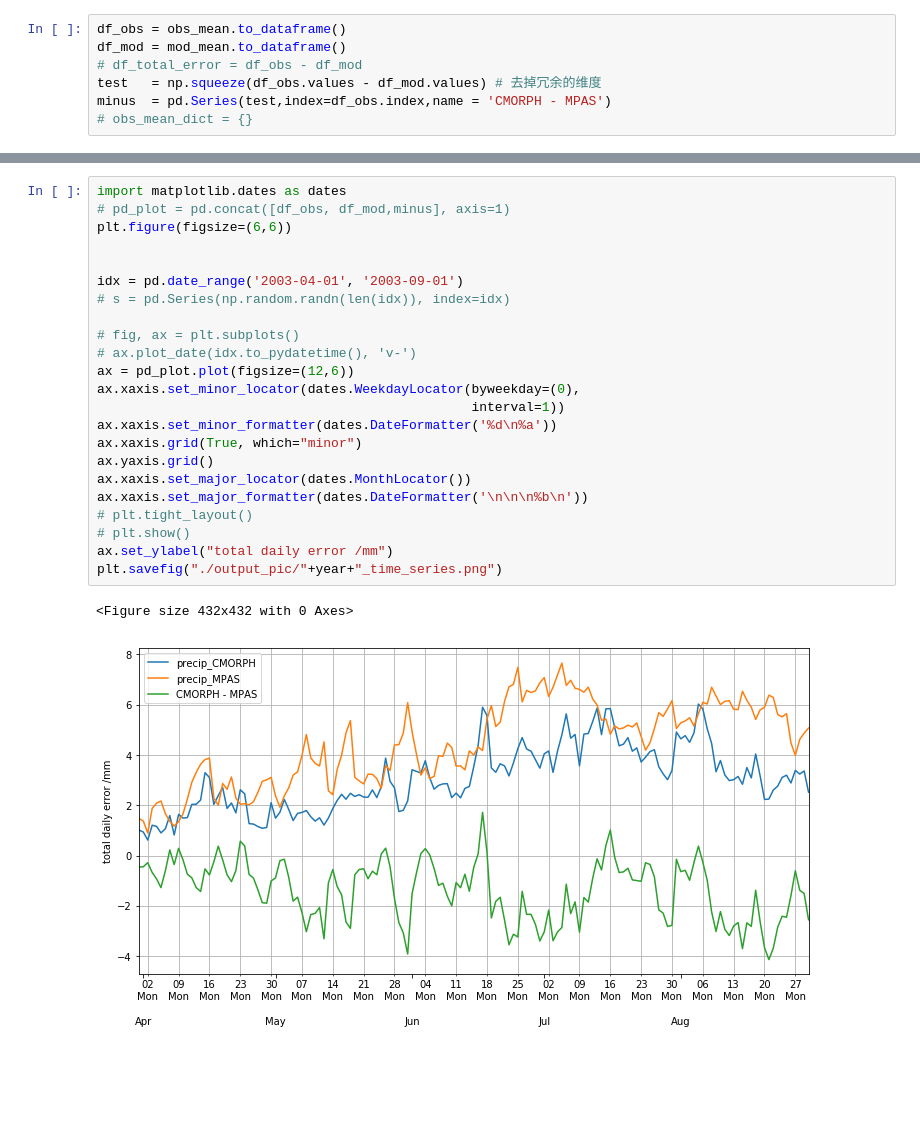
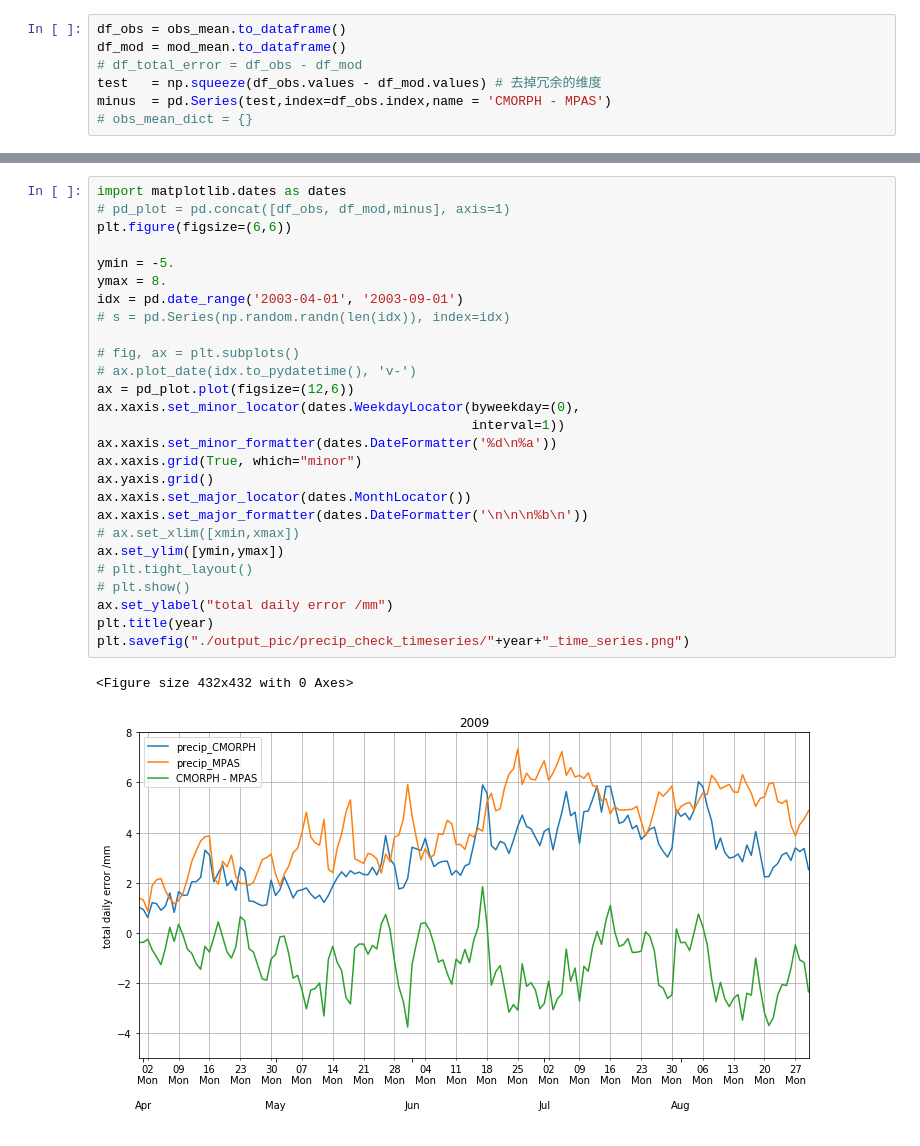
Before and after one commit to dozerlcl/MPAS_case_study, a Jupyter notebook: case_template/92-25km_vr_case_postprocess/visualization/check_cmorph/precip_time_statistic.ipynb, the cells around one changed output, grey strips where cells are left out. Saved outputs shown, nothing was run; the diff lists cells and outputs as text; blank space fills up the shorter version.

```diff
--- a/case_template/92-25km_vr_case_postprocess/visualization/check_cmorph/precip_time_statistic.ipynb
+++ b/case_template/92-25km_vr_case_postprocess/visualization/check_cmorph/precip_time_statistic.ipynb
@@ -55,29 +55,33 @@ pd_plot.head()
 # %%
 import matplotlib.dates as dates
 # pd_plot = pd.concat([df_obs, df_mod,minus], axis=1)
 plt.figure(figsize=(6,6))
 
-
+ymin = -5.
+ymax = 8.
 idx = pd.date_range('2003-04-01', '2003-09-01')
 # s = pd.Series(np.random.randn(len(idx)), index=idx)
 
 # fig, ax = plt.subplots()
 # ax.plot_date(idx.to_pydatetime(), 'v-')
 ax = pd_plot.plot(figsize=(12,6))
 ax.xaxis.set_minor_locator(dates.WeekdayLocator(byweekday=(0),
                                                 interval=1))
 ax.xaxis.set_minor_formatter(dates.DateFormatter('%d\n%a'))
 ax.xaxis.grid(True, which="minor")
 ax.yaxis.grid()
 ax.xaxis.set_major_locator(dates.MonthLocator())
 ax.xaxis.set_major_formatter(dates.DateFormatter('\n\n\n%b\n'))
+# ax.set_xlim([xmin,xmax])
+ax.set_ylim([ymin,ymax])
 # plt.tight_layout()
 # plt.show()
 ax.set_ylabel("total daily error /mm")
-plt.savefig("./output_pic/"+year+"_time_series.png")
+plt.title(year)
+plt.savefig("./output_pic/precip_check_timeseries/"+year+"_time_series.png")
 # %% [output]
 <Figure size 432x432 with 0 Axes>
-[figure, old version]
+[figure, new version]
 # %%
 quantile_obs = precip_obs.quantile(np.linspace(0,1,101),dim=list(precip_obs.coords)[0:3])
 quantile_mod = precip_mod.quantile(np.linspace(0,1,101),dim=list(precip_mod.coords)[0:3])
```
Also changed, not shown: parts of 6 cells of this notebook, 15 other files.
